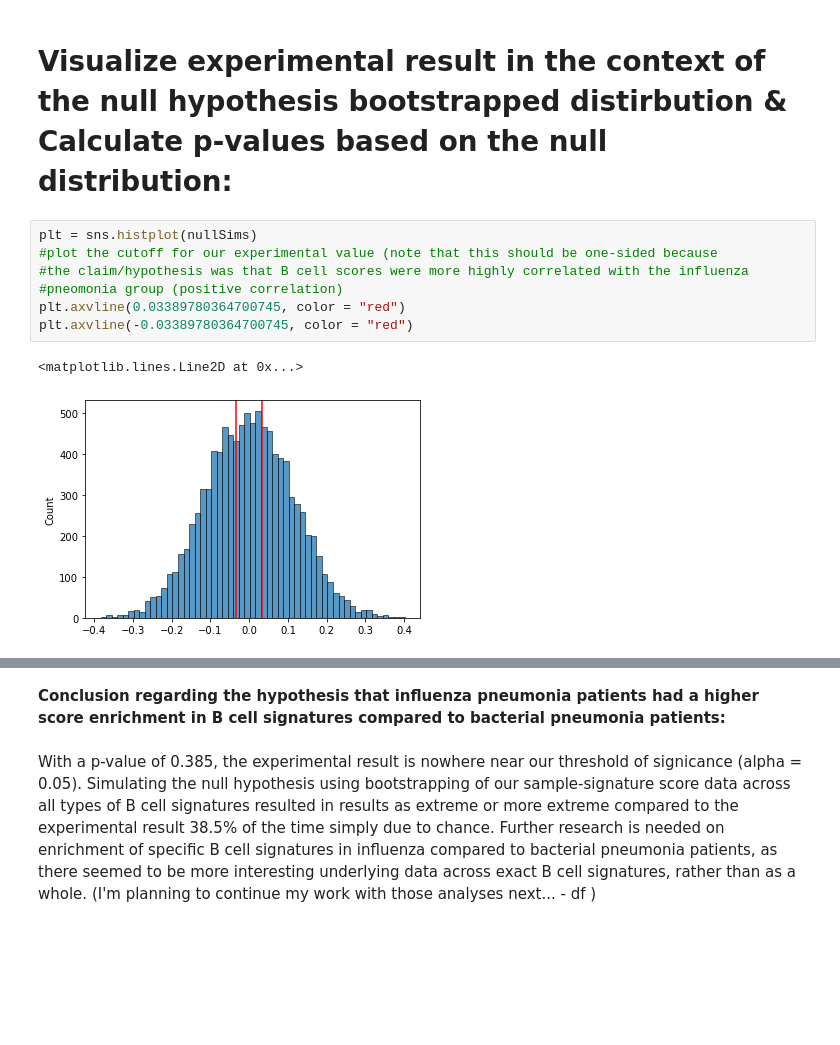
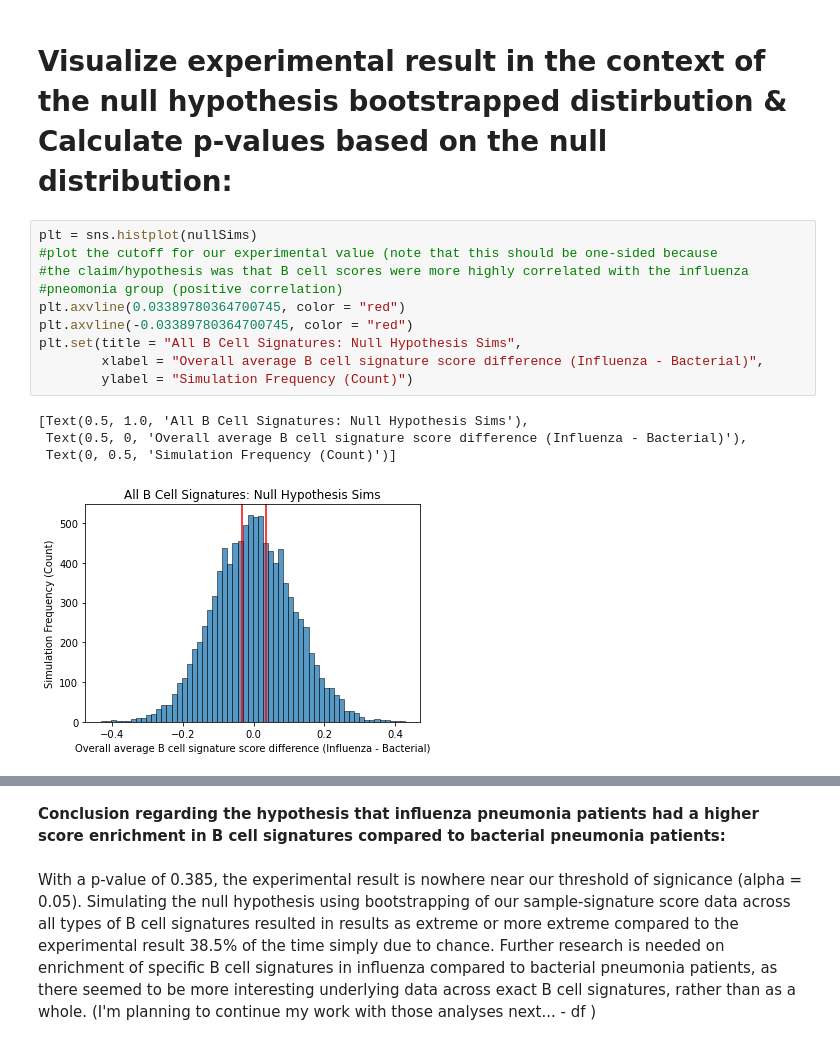
Before and after one commit to danielfrees/Bootstrap-Analysis-of-SaVanT, a Jupyter notebook: Bootstrap_Analysis_B_Cells_Pneumonia.ipynb, the cells around one changed output, grey strips where cells are left out. Cells and saved outputs as stored; diff of their text form; blank space fills up the shorter version.

Commit message:
Added graph axes/titles

```diff
--- a/Bootstrap_Analysis_B_Cells_Pneumonia.ipynb
+++ b/Bootstrap_Analysis_B_Cells_Pneumonia.ipynb
@@ -340,13 +340,18 @@ for i in range(0, numSims):
 # %%
 plt = sns.histplot(nullSims)
 #plot the cutoff for our experimental value (note that this should be one-sided because
 #the claim/hypothesis was that B cell scores were more highly correlated with the influenza
 #pneomonia group (positive correlation)
 plt.axvline(0.03389780364700745, color = "red")
 plt.axvline(-0.03389780364700745, color = "red")
+plt.set(title = "All B Cell Signatures: Null Hypothesis Sims",
+        xlabel = "Overall average B cell signature score difference (Influenza - Bacterial)",
+        ylabel = "Simulation Frequency (Count)")
 # %% [output]
-<matplotlib.lines.Line2D at 0x...>
+[Text(0.5, 1.0, 'All B Cell Signatures: Null Hypothesis Sims'),
+ Text(0.5, 0, 'Overall average B cell signature score difference (Influenza - Bacterial)'),
+ Text(0, 0.5, 'Simulation Frequency (Count)')]
-[figure, old version]
+[figure, new version]
 # %%
 #p-value will be the proportion of simulations with a result as extreme/ more extreme
 #compared to the experimental difference (ie: everything to the right of the red line above
```
Also changed, not shown: parts of 5 cells of this notebook.
